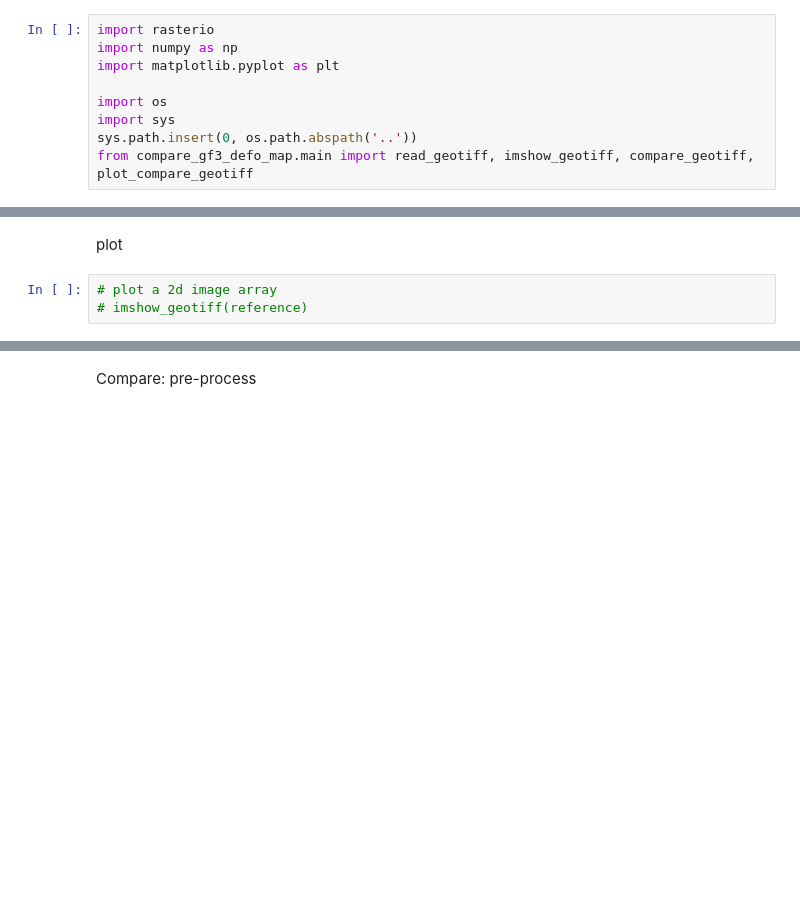
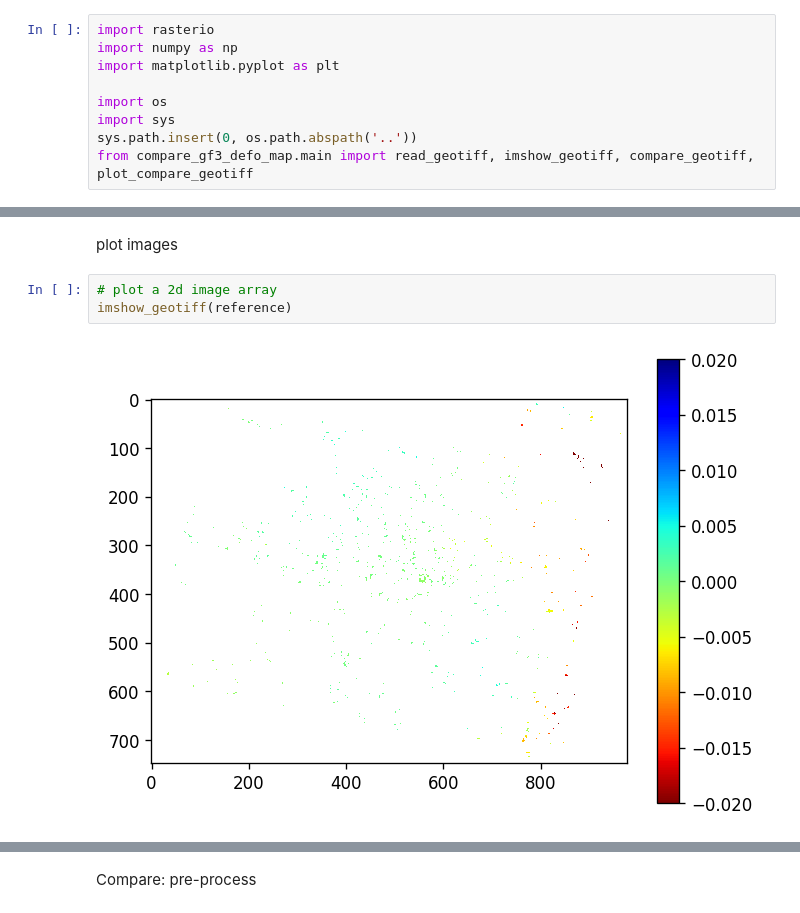
Before and after one commit to yuxiao-qin/compare_gf3_defo_map, a Jupyter notebook: notebook/main.ipynb, the cells around one changed output, grey strips where cells are left out. Drawn from its saved outputs; the diff is of its cells as text; blank space fills up the shorter version.

```diff
--- a/notebook/main.ipynb
+++ b/notebook/main.ipynb
@@ -18,5 +26,7 @@ comparate = read_geotiff('../tests/data/aligned/s1_asc_aligned_gf3_dsc_updated.t
 # %% [markdown]
-plot
+plot images
 # %%
 # plot a 2d image array
-# imshow_geotiff(reference)
+imshow_geotiff(reference)
+# %% [output]
+[figure, added]
```
Also changed, not shown: parts of 9 cells of this notebook, 4 other files.
